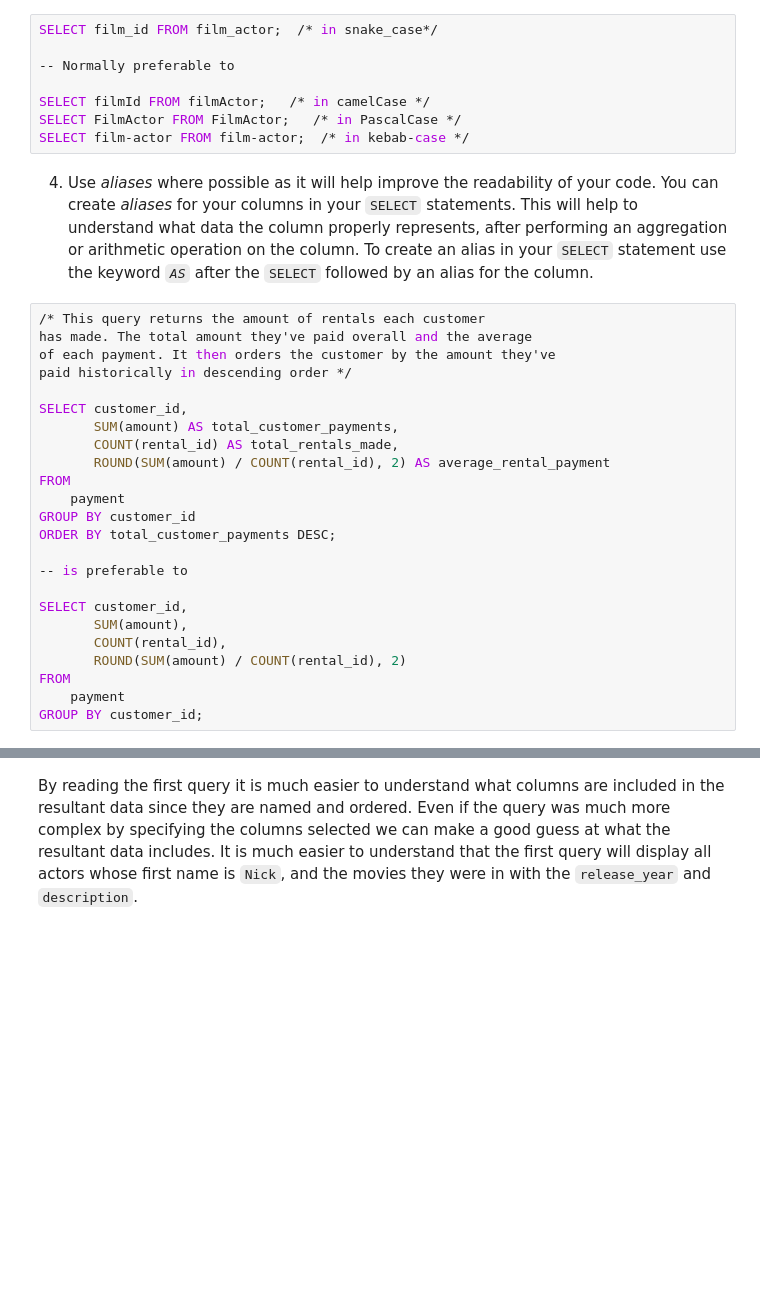
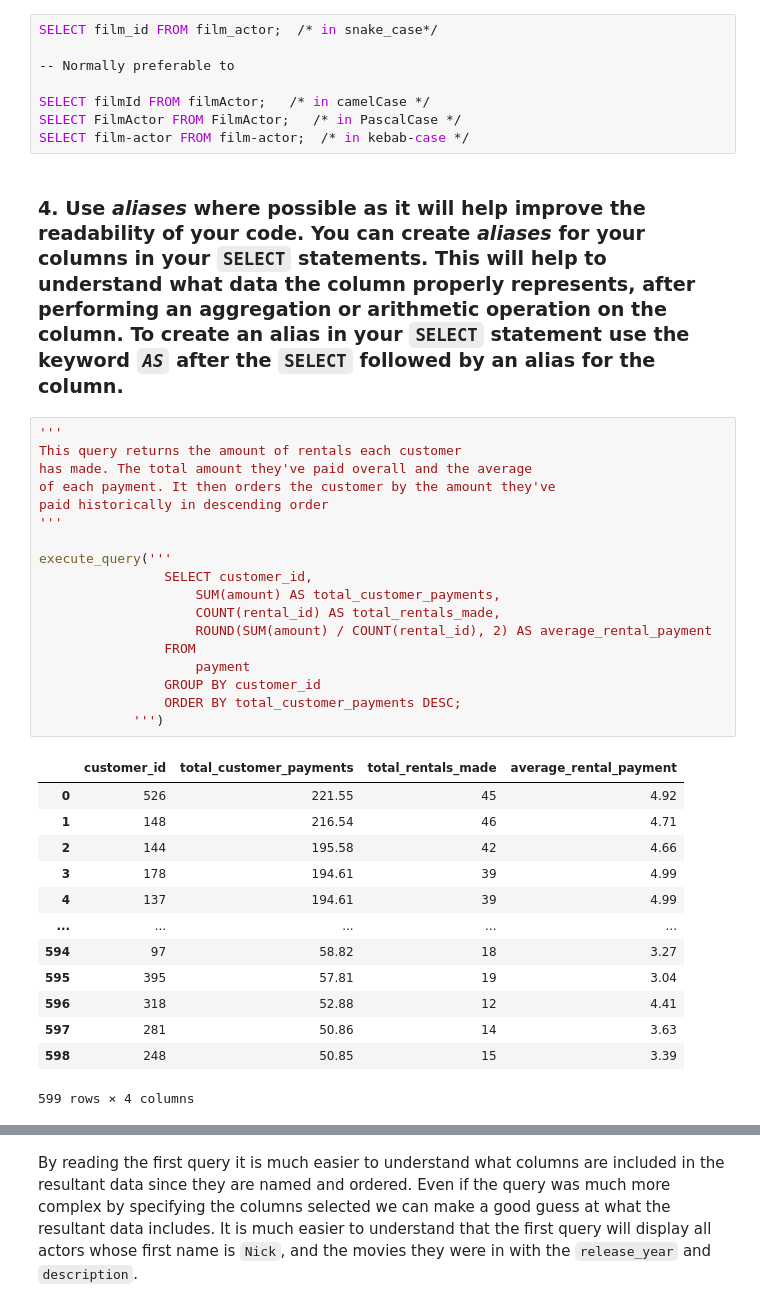
Before and after one commit to ranvirsahota/AiCore, a Jupyter notebook: 1_sql_best_practices/notebook_lesson.ipynb, the cells around one changed output, grey strips where cells are left out. Drawn from its saved outputs; the diff is of its cells as text; blank space fills up the shorter version.

```diff
--- a/1_sql_best_practices/notebook_lesson.ipynb
+++ b/1_sql_best_practices/notebook_lesson.ipynb
@@ -85,28 +84,36 @@ SELECT filmId FROM filmActor;   /* in camelCase */
 SELECT FilmActor FROM FilmActor;   /* in PascalCase */
 SELECT film-actor FROM film-actor;  /* in kebab-case */
 # %% [markdown]
-4. Use *aliases* where possible as it will help improve the readability of your code. You can create *aliases* for your columns in your `SELECT` statements. This will help to understand what data the column properly represents, after performing an aggregation or arithmetic operation on the column. To create an alias in your `SELECT` statement use the keyword *`AS`* after the `SELECT` followed by an alias for the column.
+### 4. Use *aliases* where possible as it will help improve the readability of your code. You can create *aliases* for your columns in your `SELECT` statements. This will help to understand what data the column properly represents, after performing an aggregation or arithmetic operation on the column. To create an alias in your `SELECT` statement use the keyword *`AS`* after the `SELECT` followed by an alias for the column.
 # %%
-/* This query returns the amount of rentals each customer
+'''
+This query returns the amount of rentals each customer
 has made. The total amount they've paid overall and the average
 of each payment. It then orders the customer by the amount they've
-paid historically in descending order */
+paid historically in descending order
+'''
 
-SELECT customer_id,
-       SUM(amount) AS total_customer_payments,
-       COUNT(rental_id) AS total_rentals_made,
-       ROUND(SUM(amount) / COUNT(rental_id), 2) AS average_rental_payment
-FROM
-    payment
-GROUP BY customer_id
-ORDER BY total_customer_payments DESC;
-
--- is preferable to
-
-SELECT customer_id,
-       SUM(amount),
-       COUNT(rental_id),
-       ROUND(SUM(amount) / COUNT(rental_id), 2)
-FROM
-    payment
-GROUP BY customer_id;
+execute_query('''
+                SELECT customer_id,
+                    SUM(amount) AS total_customer_payments,
+                    COUNT(rental_id) AS total_rentals_made,
+                    ROUND(SUM(amount) / COUNT(rental_id), 2) AS average_rental_payment
+                FROM
+                    payment
+                GROUP BY customer_id
+                ORDER BY total_customer_payments DESC;
+            ''')
+# %% [output]
+|  | customer_id | total_customer_payments | total_rentals_made | average_rental_payment |
+| 0 | 526 | 221.55 | 45 | 4.92 |
+| 1 | 148 | 216.54 | 46 | 4.71 |
+| 2 | 144 | 195.58 | 42 | 4.66 |
+| 3 | 178 | 194.61 | 39 | 4.99 |
+| 4 | 137 | 194.61 | 39 | 4.99 |
+| ... | ... | ... | ... | ... |
+| 594 | 97 | 58.82 | 18 | 3.27 |
+| 595 | 395 | 57.81 | 19 | 3.04 |
+| 596 | 318 | 52.88 | 12 | 4.41 |
+| 597 | 281 | 50.86 | 14 | 3.63 |
+| 598 | 248 | 50.85 | 15 | 3.39 |
+599 rows × 4 columns
```
Also changed, not shown: parts of 18 cells of this notebook.
